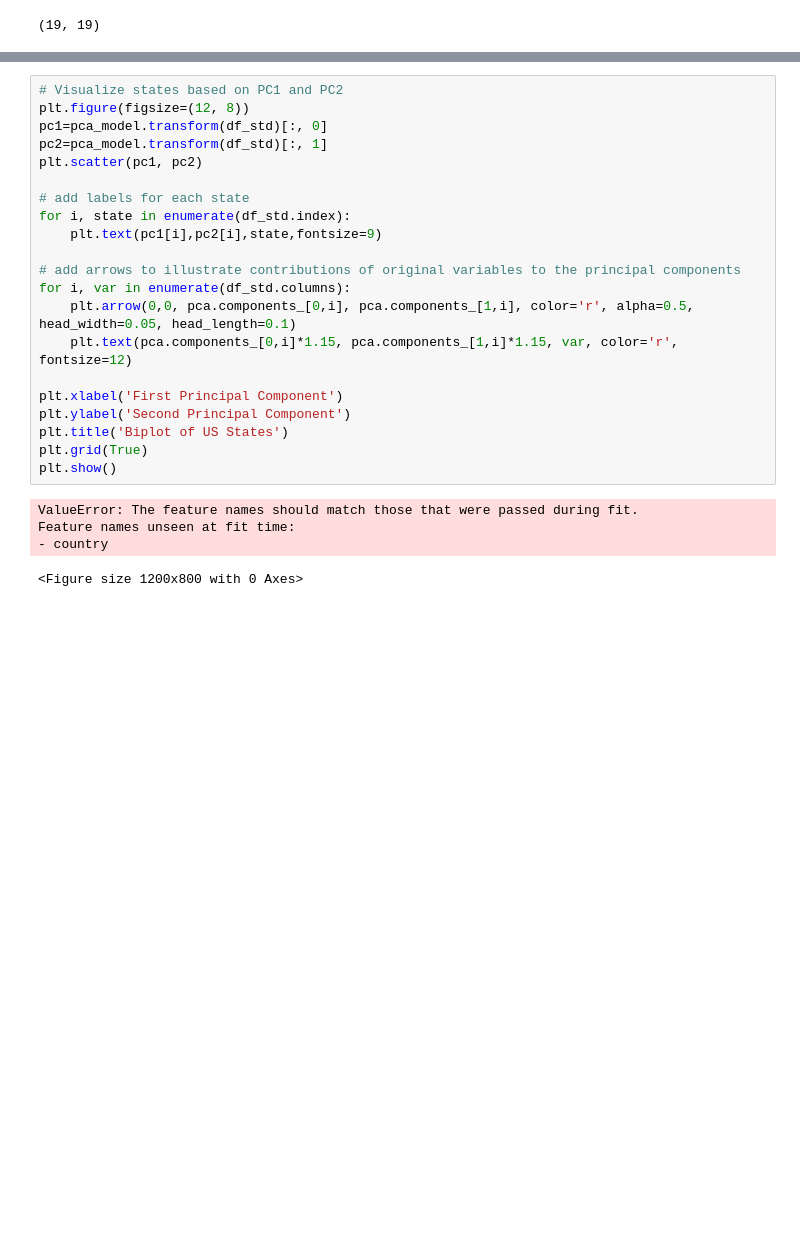
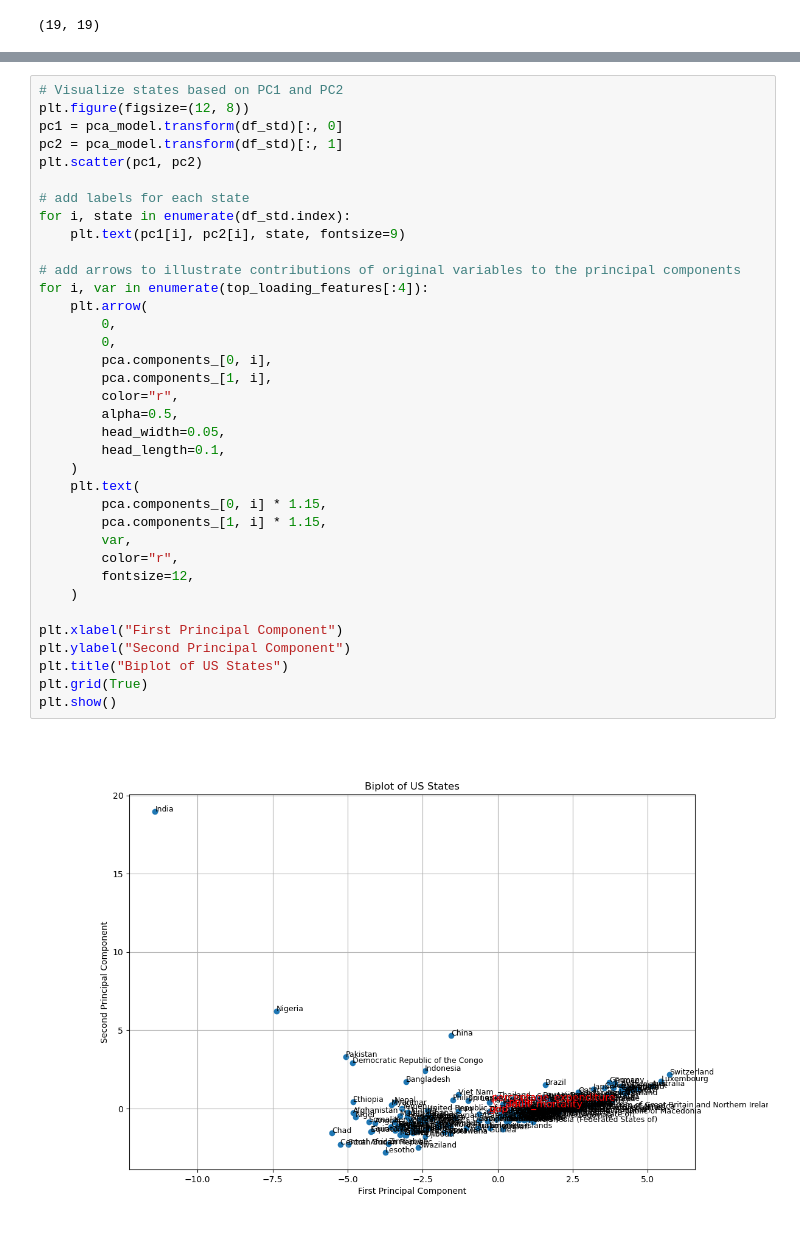
Before and after one commit to punsii/ama_ws25, a Jupyter notebook: notebooks/project/life_exp_proj_01.ipynb, the cells around one changed output, grey strips where cells are left out. Cells and saved outputs as stored; diff of their text form; blank space fills up the shorter version.

```diff
--- a/notebooks/project/life_exp_proj_01.ipynb
+++ b/notebooks/project/life_exp_proj_01.ipynb
@@ -351,26 +374,38 @@ plt.show()
 # %%
 # Visualize states based on PC1 and PC2
 plt.figure(figsize=(12, 8))
-pc1=pca_model.transform(df_std)[:, 0]
-pc2=pca_model.transform(df_std)[:, 1]
+pc1 = pca_model.transform(df_std)[:, 0]
+pc2 = pca_model.transform(df_std)[:, 1]
 plt.scatter(pc1, pc2)
 
 # add labels for each state
 for i, state in enumerate(df_std.index):
-    plt.text(pc1[i],pc2[i],state,fontsize=9)
+    plt.text(pc1[i], pc2[i], state, fontsize=9)
 
 # add arrows to illustrate contributions of original variables to the principal components
-for i, var in enumerate(df_std.columns):
-    plt.arrow(0,0, pca.components_[0,i], pca.components_[1,i], color='r', alpha=0.5, head_width=0.05, head_length=0.1)
-    plt.text(pca.components_[0,i]*1.15, pca.components_[1,i]*1.15, var, color='r', fontsize=12)
+for i, var in enumerate(top_loading_features[:4]):
+    plt.arrow(
+        0,
+        0,
+        pca.components_[0, i],
+        pca.components_[1, i],
+        color="r",
+        alpha=0.5,
+        head_width=0.05,
+        head_length=0.1,
+    )
+    plt.text(
+        pca.components_[0, i] * 1.15,
+        pca.components_[1, i] * 1.15,
+        var,
+        color="r",
+        fontsize=12,
+    )
 
-plt.xlabel('First Principal Component')
-plt.ylabel('Second Principal Component')
-plt.title('Biplot of US States')
+plt.xlabel("First Principal Component")
+plt.ylabel("Second Principal Component")
+plt.title("Biplot of US States")
 plt.grid(True)
 plt.show()
 # %% [output]
-ValueError: The feature names should match those that were passed during fit.
-Feature names unseen at fit time:
-- country
-<Figure size 1200x800 with 0 Axes>
+[figure, added]
```
Also changed, not shown: parts of 14 cells of this notebook.
